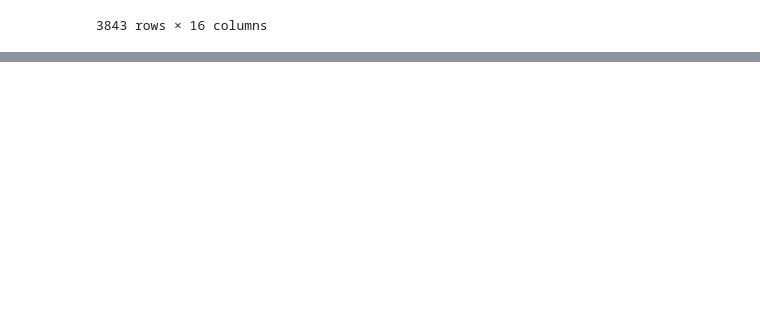
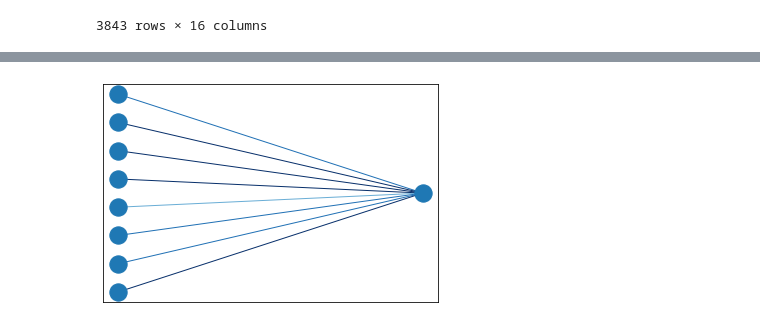
Before and after one commit to JulianKimmig/molNet, a Jupyter notebook: dev/black_box/notebooks/Untitled.ipynb, the cells around one changed output, grey strips where cells are left out. Saved outputs shown, nothing was run; the diff lists cells and outputs as text; code cells hidden in the pictures; blank space fills up the shorter version.

```diff
--- a/dev/black_box/notebooks/Untitled.ipynb
+++ b/dev/black_box/notebooks/Untitled.ipynb
@@ -309,0 +423,4 @@ If the featurizer is replaced with an atom type featurizer. The feature vector o
+# %%
+plot_fcnn([8,1],np.random.randint(4,10,8)/10,show_bar=False)
+# %% [output]
+[figure, added]
```
Also changed, not shown: parts of 26 cells of this notebook.
